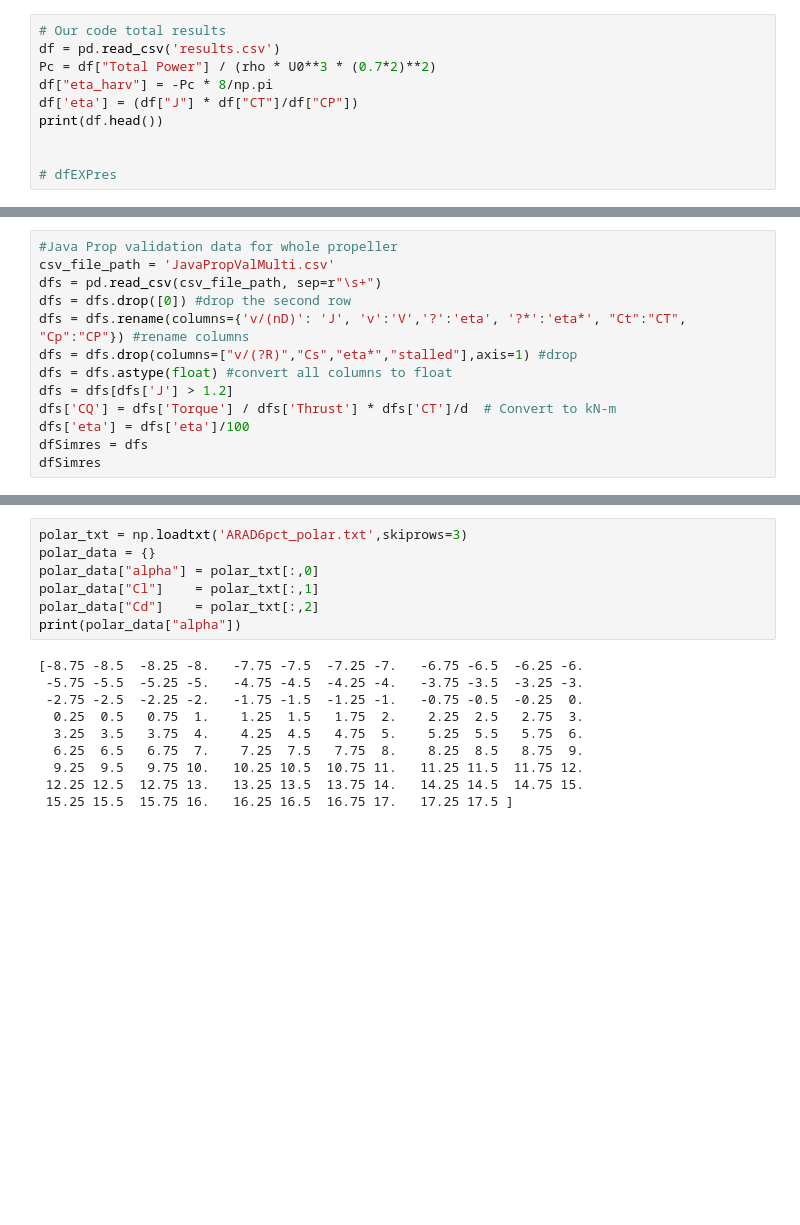
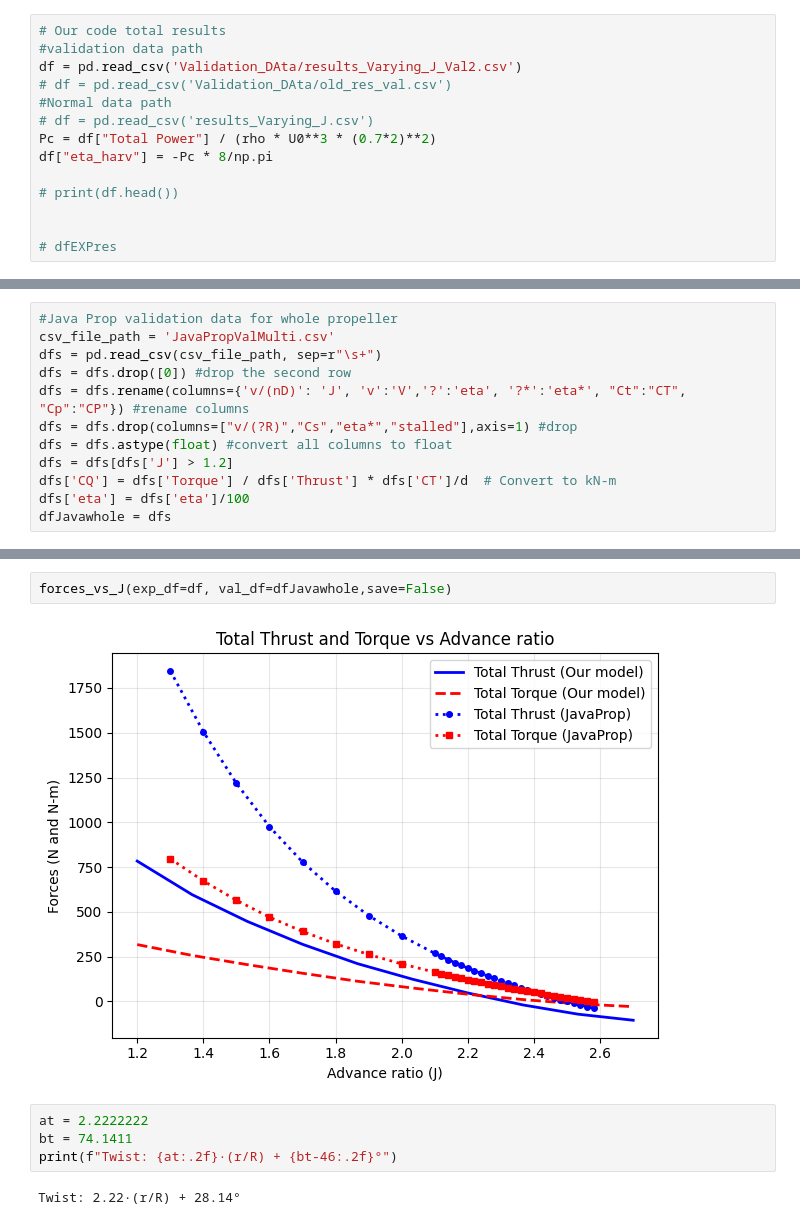
Before and after one commit to NeoStellarator/AE4135_assignments, a Jupyter notebook: Plots/Validation.ipynb, the cells around one changed output, grey strips where cells are left out. Drawn from its saved outputs; the diff is of its cells as text; blank space fills up the shorter version.

```diff
--- a/Plots/Validation.ipynb
+++ b/Plots/Validation.ipynb
@@ -11,11 +14,15 @@ rho  = 1.007
 d = 0.7*2
 # %%
 # Our code total results
-df = pd.read_csv('results.csv')
+#validation data path
+df = pd.read_csv('Validation_DAta/results_Varying_J_Val2.csv')
+# df = pd.read_csv('Validation_DAta/old_res_val.csv')
+#Normal data path
+# df = pd.read_csv('results_Varying_J.csv')
 Pc = df["Total Power"] / (rho * U0**3 * (0.7*2)**2)
 df["eta_harv"] = -Pc * 8/np.pi
-df['eta'] = (df["J"] * df["CT"]/df["CP"])
-print(df.head())
+
+# print(df.head())
 
 
 # dfEXPres
@@ -44,5 +37,4 @@ dfs = dfs.astype(float) #convert all columns to float
 dfs = dfs[dfs['J'] > 1.2]
 dfs['CQ'] = dfs['Torque'] / dfs['Thrust'] * dfs['CT']/d  # Convert to kN-m
 dfs['eta'] = dfs['eta']/100
-dfSimres = dfs
-dfSimres
+dfJavawhole = dfs
@@ -128,17 +73,10 @@ induction_span_dist(exp_df=dfSing, val_df=dfJavaSing,save=False)
-# %%
-polar_txt = np.loadtxt('ARAD6pct_polar.txt',skiprows=3)
-polar_data = {}
-polar_data["alpha"] = polar_txt[:,0]
-polar_data["Cl"]    = polar_txt[:,1]
-polar_data["Cd"]    = polar_txt[:,2]
-print(polar_data["alpha"])
-# %% [output]
-[-8.75 -8.5  -8.25 -8.   -7.75 -7.5  -7.25 -7.   -6.75 -6.5  -6.25 -6.
- -5.75 -5.5  -5.25 -5.   -4.75 -4.5  -4.25 -4.   -3.75 -3.5  -3.25 -3.
- -2.75 -2.5  -2.25 -2.   -1.75 -1.5  -1.25 -1.   -0.75 -0.5  -0.25  0.
-  0.25  0.5   0.75  1.    1.25  1.5   1.75  2.    2.25  2.5   2.75  3.
-  3.25  3.5   3.75  4.    4.25  4.5   4.75  5.    5.25  5.5   5.75  6.
-  6.25  6.5   6.75  7.    7.25  7.5   7.75  8.    8.25  8.5   8.75  9.
-  9.25  9.5   9.75 10.   10.25 10.5  10.75 11.   11.25 11.5  11.75 12.
- 12.25 12.5  12.75 13.   13.25 13.5  13.75 14.   14.25 14.5  14.75 15.
- 15.25 15.5  15.75 16.   16.25 16.5  16.75 17.   17.25 17.5 ]
+# %%
+forces_vs_J(exp_df=df, val_df=dfJavawhole,save=False)
+# %% [output]
+[figure, added]
+# %%
+at = 2.2222222
+bt = 74.1411
+print(f"Twist: {at:.2f}·(r/R) + {bt-46:.2f}°")
+# %% [output]
+Twist: 2.22·(r/R) + 28.14°
```
Also changed, not shown: parts of 10 cells of this notebook, 8 other files.
